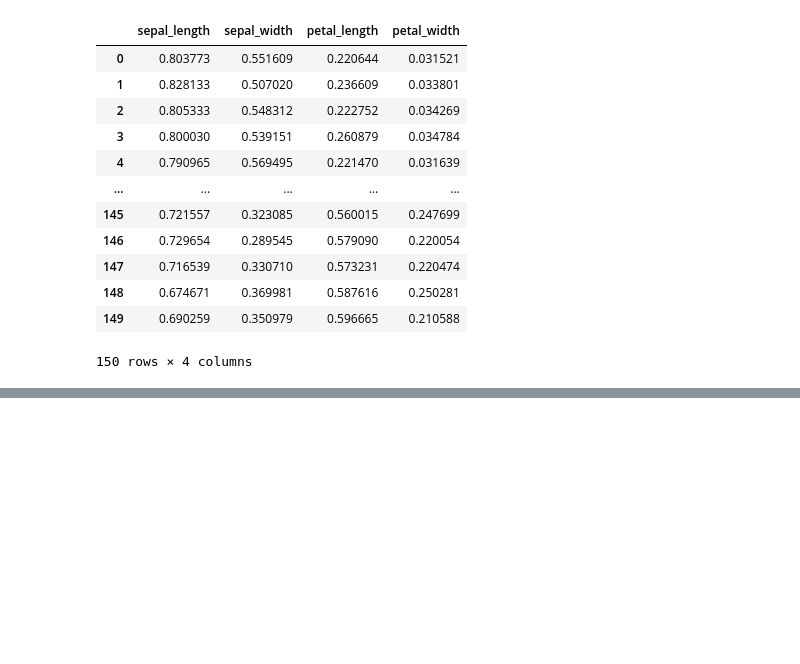
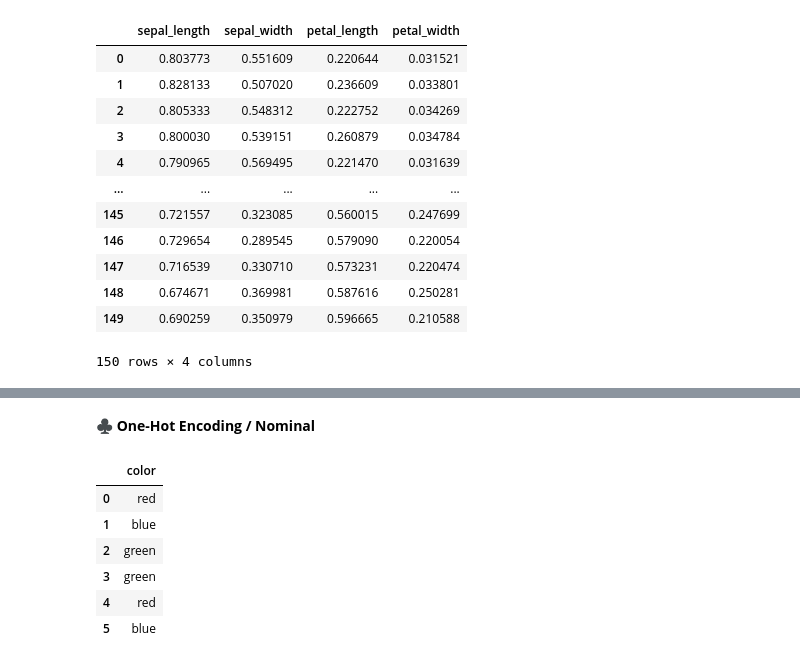
Before and after one commit to nirmal428/MachineLearning, a Jupyter notebook: FeatureEngineering.ipynb, the cells around one changed output, grey strips where cells are left out. Cells and saved outputs as stored; diff of their text form; code cells hidden in the pictures; blank space fills up the shorter version.

```diff
--- a/FeatureEngineering.ipynb
+++ b/FeatureEngineering.ipynb
@@ -660,0 +700,2 @@ pd.DataFrame(normalize(df[['sepal_length','sepal_width','petal_length','petal_wi
+# %% [markdown]
+♣  **One-Hot Encoding / Nominal**
@@ -660,0 +708,10 @@ pd.DataFrame(normalize(df[['sepal_length','sepal_width','petal_length','petal_wi
+# %%
+df
+# %% [output]
+|  | color |
+| 0 | red |
+| 1 | blue |
+| 2 | green |
+| 3 | green |
+| 4 | red |
+| 5 | blue |
```
Also changed, not shown: parts of 30 cells of this notebook.
